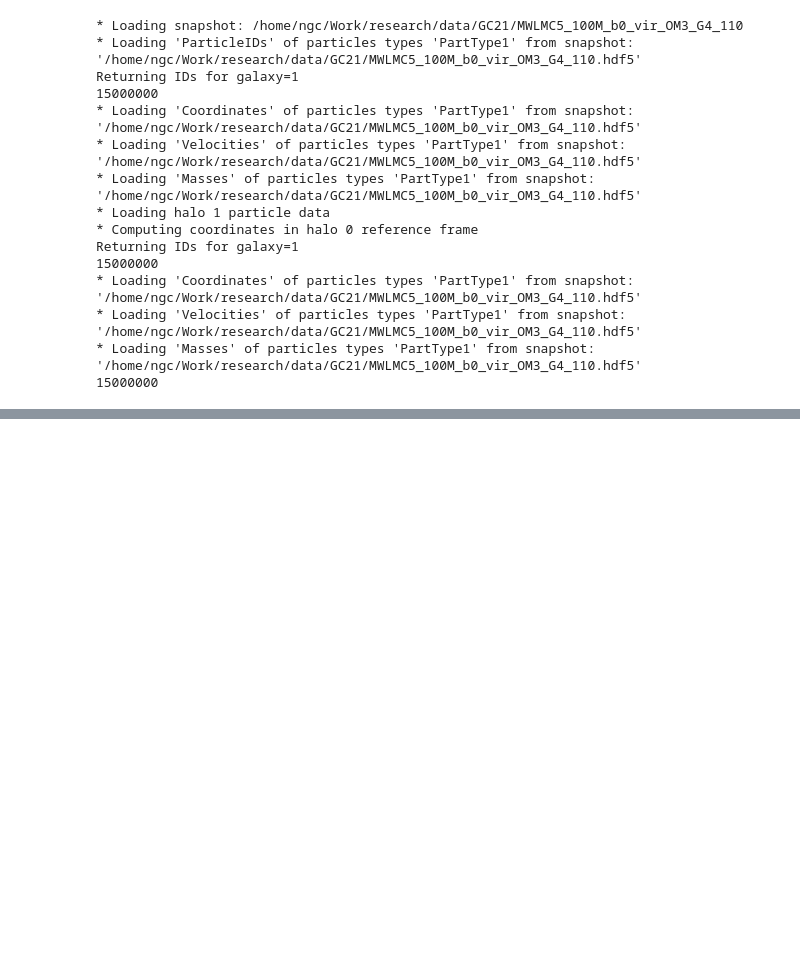
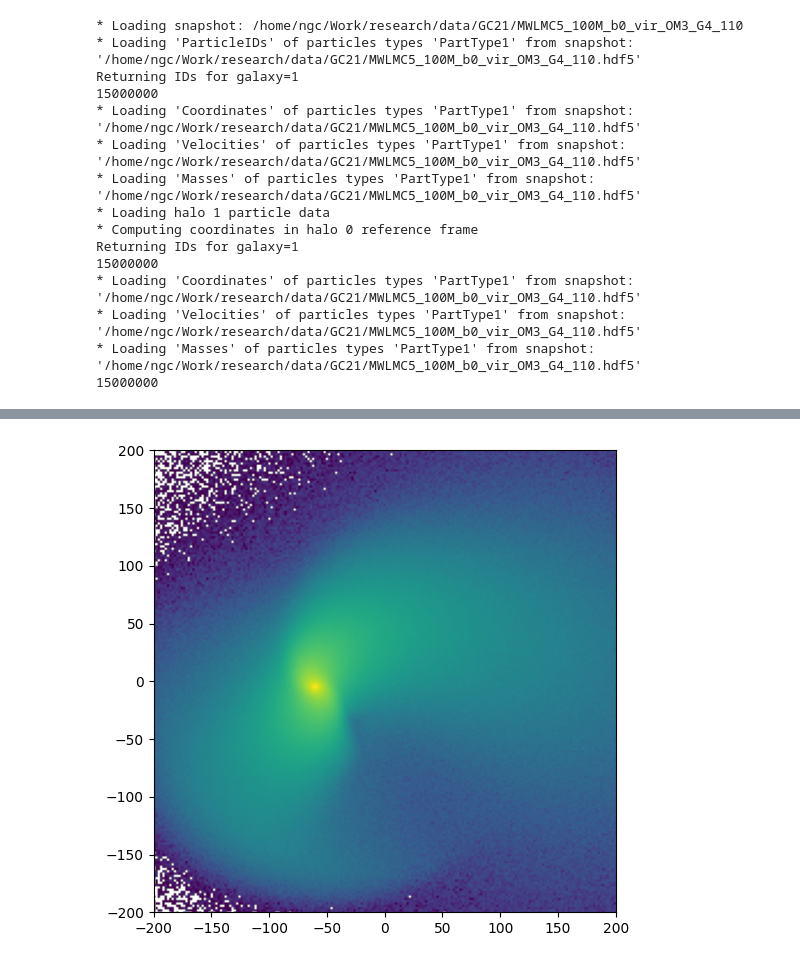
Before and after one commit to jngaravitoc/nba, a Jupyter notebook: tutorials/Reading_GC21_MWLMC_snapshots.ipynb, the cells around one changed output, grey strips where cells are left out. Drawn from its saved outputs; the diff is of its cells as text; code cells hidden in the pictures; blank space fills up the shorter version.

Commit message:
plotting satellite particles

```diff
--- a/tutorials/Reading_GC21_MWLMC_snapshots.ipynb
+++ b/tutorials/Reading_GC21_MWLMC_snapshots.ipynb
@@ -59,0 +59,13 @@ plt.show()
+# %%
+# radial cut
+rsat = norm(satellite['pos'], axis=1)
+rcut = np.where(rsat<300)[0]
+# %%
+plt.figure(figsize=(6,6))
+Hh, xh, yh = np.histogram2d(satellite['pos'][rcut,1], satellite['pos'][rcut,2], bins=300)
+plt.imshow(Hh.T, norm=LogNorm(), extent=[np.min(xh), np.max(xh), np.min(yh), np.max(yh)])
+plt.xlim(-200, 200)
+plt.ylim(-200, 200)
+plt.show()
+# %% [output]
+[figure, added]
```
Also changed, not shown: parts of 3 cells of this notebook.
